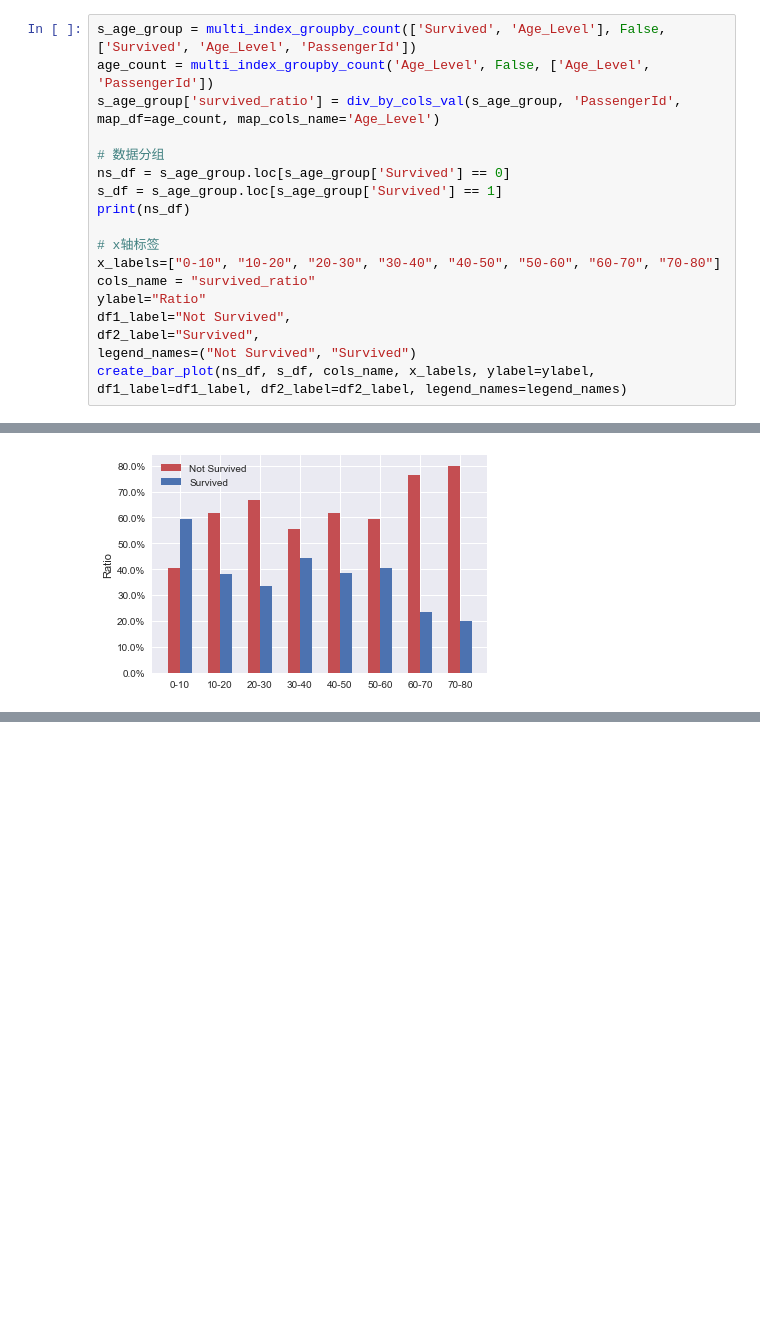
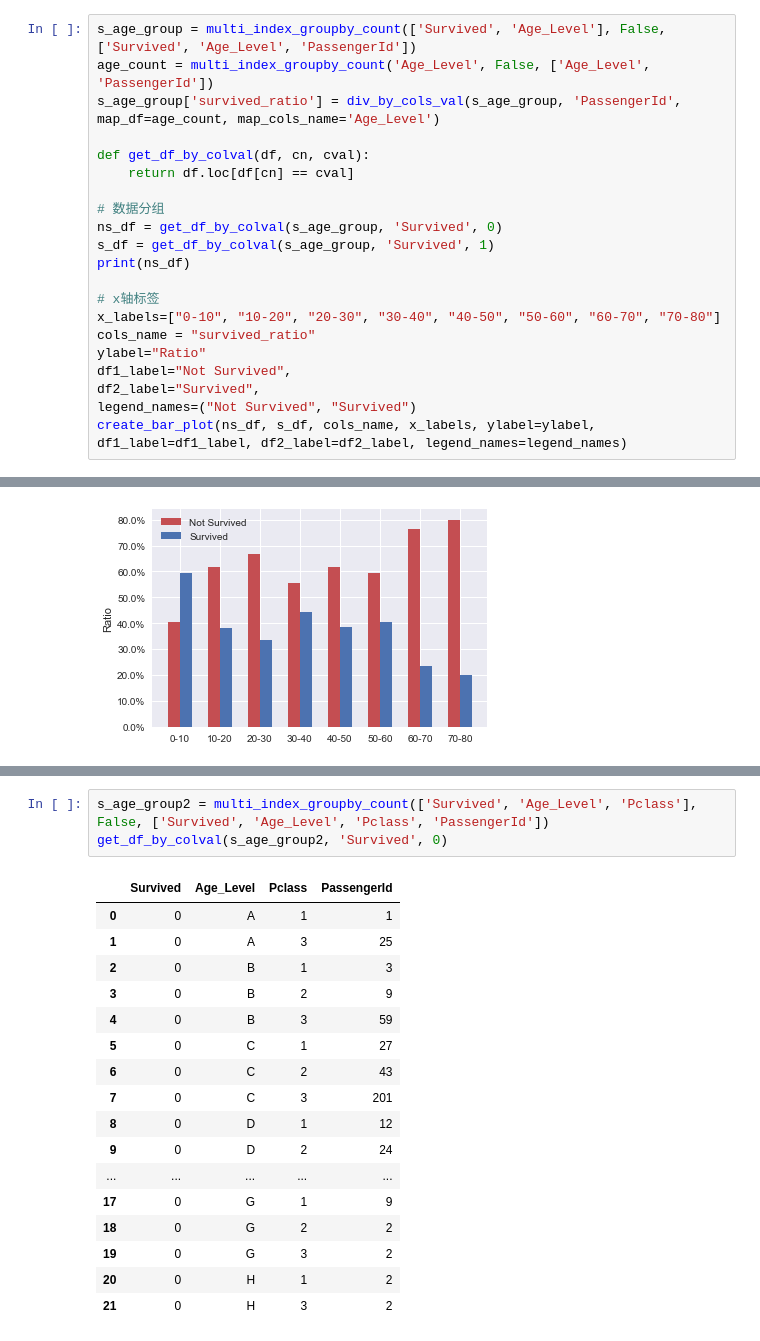
Before and after one commit to niko-liu/data_analysis, a Jupyter notebook: titanic-data-analyse.ipynb, the cells around one changed output, grey strips where cells are left out. Drawn from its saved outputs; the diff is of its cells as text; blank space fills up the shorter version.

```diff
--- a/titanic-data-analyse.ipynb
+++ b/titanic-data-analyse.ipynb
@@ -294,9 +294,12 @@ s_age_group = multi_index_groupby_count(['Survived', 'Age_Level'], False, ['Surv
 age_count = multi_index_groupby_count('Age_Level', False, ['Age_Level', 'PassengerId'])
 s_age_group['survived_ratio'] = div_by_cols_val(s_age_group, 'PassengerId', map_df=age_count, map_cols_name='Age_Level')
 
+def get_df_by_colval(df, cn, cval):
+    return df.loc[df[cn] == cval]
+
 # 数据分组
-ns_df = s_age_group.loc[s_age_group['Survived'] == 0]
-s_df = s_age_group.loc[s_age_group['Survived'] == 1]
+ns_df = get_df_by_colval(s_age_group, 'Survived', 0)
+s_df = get_df_by_colval(s_age_group, 'Survived', 1)
 print(ns_df)
 
 # x轴标签
@@ -323,3 +327,24 @@ create_bar_plot(ns_df, s_df, cols_name, x_labels, ylabel=ylabel, df1_label=df1_l
 但是0-10岁的死亡率相对于自身来说，还是有点高，从上面的统计可以看出，大概有26名儿童是没有被救的。
 
 ## 为什么0-10有40%的儿童没有幸存下来？
+# %%
+s_age_group2 = multi_index_groupby_count(['Survived', 'Age_Level', 'Pclass'], False, ['Survived', 'Age_Level', 'Pclass', 'PassengerId'])
+get_df_by_colval(s_age_group2, 'Survived', 0)
+# %% [output]
+|  | Survived | Age_Level | Pclass | PassengerId |
+| 0 | 0 | A | 1 | 1 |
+| 1 | 0 | A | 3 | 25 |
+| 2 | 0 | B | 1 | 3 |
+| 3 | 0 | B | 2 | 9 |
+| 4 | 0 | B | 3 | 59 |
+| 5 | 0 | C | 1 | 27 |
+| 6 | 0 | C | 2 | 43 |
+| 7 | 0 | C | 3 | 201 |
+| 8 | 0 | D | 1 | 12 |
+| 9 | 0 | D | 2 | 24 |
+| ... | ... | ... | ... | ... |
+| 17 | 0 | G | 1 | 9 |
+| 18 | 0 | G | 2 | 2 |
+| 19 | 0 | G | 3 | 2 |
+| 20 | 0 | H | 1 | 2 |
+| 21 | 0 | H | 3 | 2 |
```
